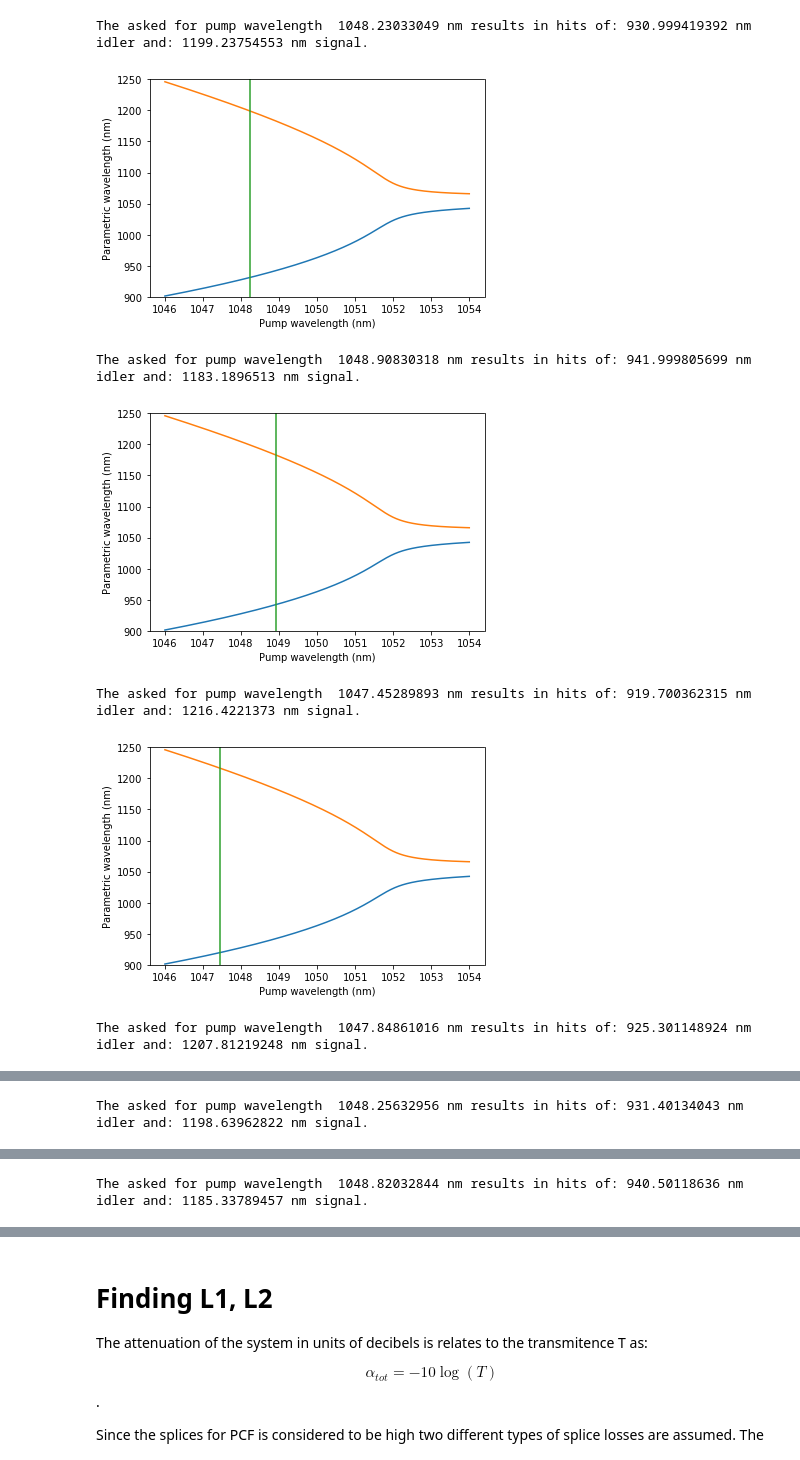
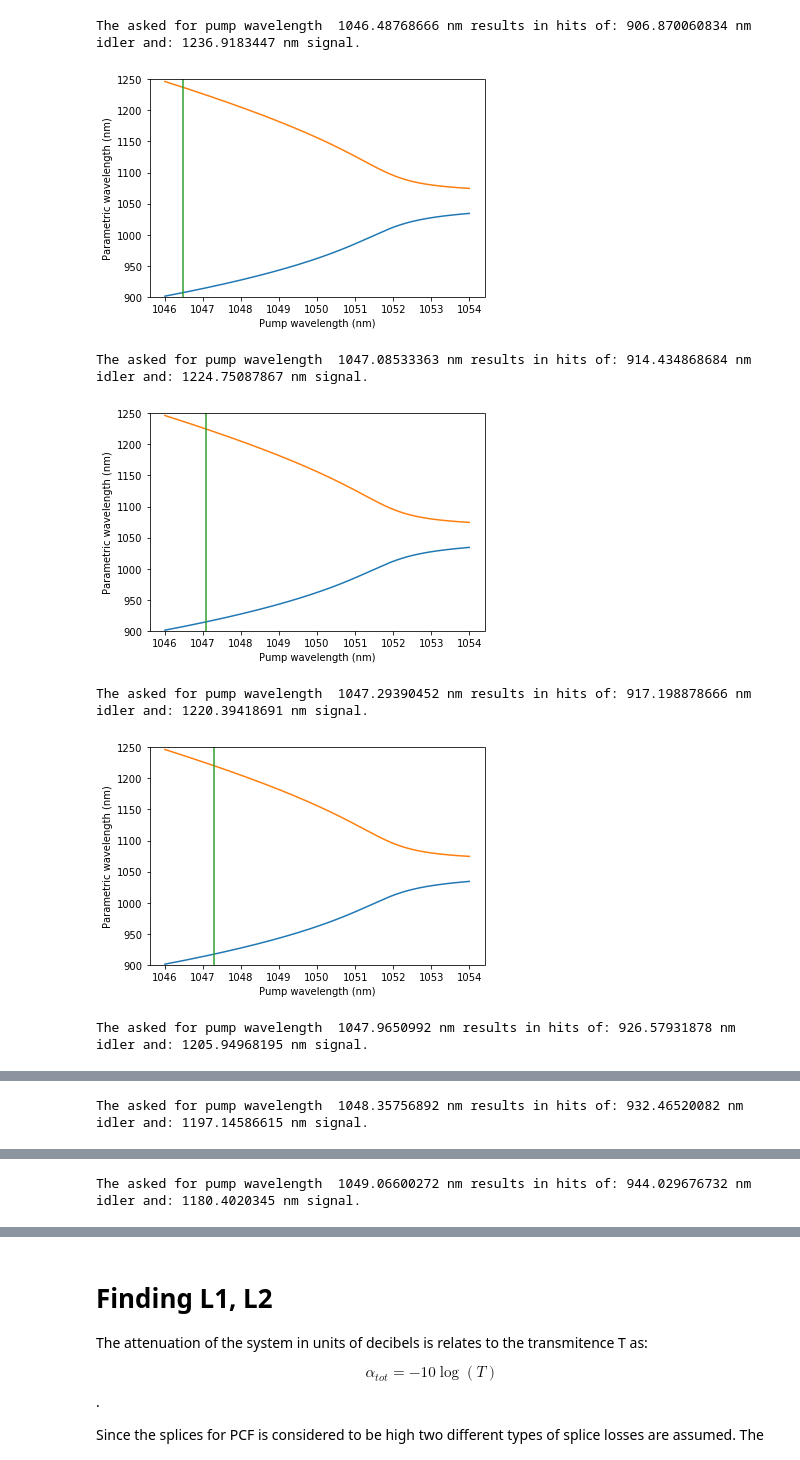
Before and after one commit to ibegleris/w-fopo, a Jupyter notebook: Dispersions_wavelength_finder.ipynb, the cells around one changed output, grey strips where cells are left out. Drawn from its saved outputs; the diff is of its cells as text; code cells hidden in the pictures.

```diff
--- a/Dispersions_wavelength_finder.ipynb
+++ b/Dispersions_wavelength_finder.ipynb
@@ -66,7 +66,7 @@ def plot(sols):
     lams = []
     for lamdap in lamdaps:
         betas = betas_transf(lamdap,lamda0,betas_or)
-        Omega  = domega(2*pi *c /lamdap,2*pi *c /lamda0,betas,10*1e-3,5)
+        Omega  = domega(2*pi *c /lamdap,2*pi *c /lamda0,betas,10*1e-3,15)
         dlamda_s = dlamda_sig(Omega,lamdap)
         dlamda_i = dlamda_idl(Omega,lamdap)
         lami.append(lamdap*1e9 + dlamda_i)
@@ -90,7 +90,7 @@ def plot(sols):
 # %%
 def find_dlami(lamp,lamisol, lamda0, betas):
     betas = betas_transf(lamp,lamda0,betas_or)
-    Omega  = domega(2*pi *c /lamp,2*pi *c /lamda0,betas,10e-3,5)
+    Omega  = domega(2*pi *c /lamp,2*pi *c /lamda0,betas,10e-3,7)
     dlamda_i = dlamda_idl(Omega,lamp)
     dlamda_s = dlamda_sig(Omega,lamp)
     lami = lamp*1e9 + dlamda_i
@@ -109,22 +109,23 @@ lamda0 =  lamda_slow
 # %%
 
 pump_tot = []
 lams_tot = ()
 lami_search_vec = [931, 942,919.7,925.3,931.4,940.5,930,940]
+lami_search_vec = [907.071587257, 914.682221613, 917.462384898, 926.920155732, 932.870539474, 944.603966761]
 for i, lami_search in enumerate(lami_search_vec):
     sol = fsolve(find_dlami,1050e-9, args = (lami_search*1e-9,lamda0, betas_or))[0]
     pump_tot.append(sol)
 
     find_dlami(sol,931e-9, lamda0, betas_or)
     ccc = plot(pump_tot[i])[2]
     lams_tot += (ccc,)
 #c = plot(sol)[2]
 pump_tot = [i * 1e9 for i in pump_tot]
 # %% [output]
-The asked for pump wavelength  1048.23033049 nm results in hits of: 930.999419392 nm idler and: 1199.23754553 nm signal.
+The asked for pump wavelength  1046.48768666 nm results in hits of: 906.870060834 nm idler and: 1236.9183447 nm signal.
-[figure, old version]
+[figure, new version]
-The asked for pump wavelength  1048.90830318 nm results in hits of: 941.999805699 nm idler and: 1183.1896513 nm signal.
+The asked for pump wavelength  1047.08533363 nm results in hits of: 914.434868684 nm idler and: 1224.75087867 nm signal.
-[figure, old version]
+[figure, new version]
-The asked for pump wavelength  1047.45289893 nm results in hits of: 919.700362315 nm idler and: 1216.4221373 nm signal.
+The asked for pump wavelength  1047.29390452 nm results in hits of: 917.198878666 nm idler and: 1220.39418691 nm signal.
-[figure, old version]
+[figure, new version]
-The asked for pump wavelength  1047.84861016 nm results in hits of: 925.301148924 nm idler and: 1207.81219248 nm signal.
+The asked for pump wavelength  1047.9650992 nm results in hits of: 926.57931878 nm idler and: 1205.94968195 nm signal.
@@ -132 +133 @@ The asked for pump wavelength  1047.84861016 nm results in hits of: 925.30114892
-The asked for pump wavelength  1048.25632956 nm results in hits of: 931.40134043 nm idler and: 1198.63962822 nm signal.
+The asked for pump wavelength  1048.35756892 nm results in hits of: 932.46520082 nm idler and: 1197.14586615 nm signal.
@@ -134 +135 @@ The asked for pump wavelength  1048.25632956 nm results in hits of: 931.40134043
-The asked for pump wavelength  1048.82032844 nm results in hits of: 940.50118636 nm idler and: 1185.33789457 nm signal.
+The asked for pump wavelength  1049.06600272 nm results in hits of: 944.029676732 nm idler and: 1180.4020345 nm signal.
```
Also changed, not shown: parts of 5 cells of this notebook, 6 other files.
